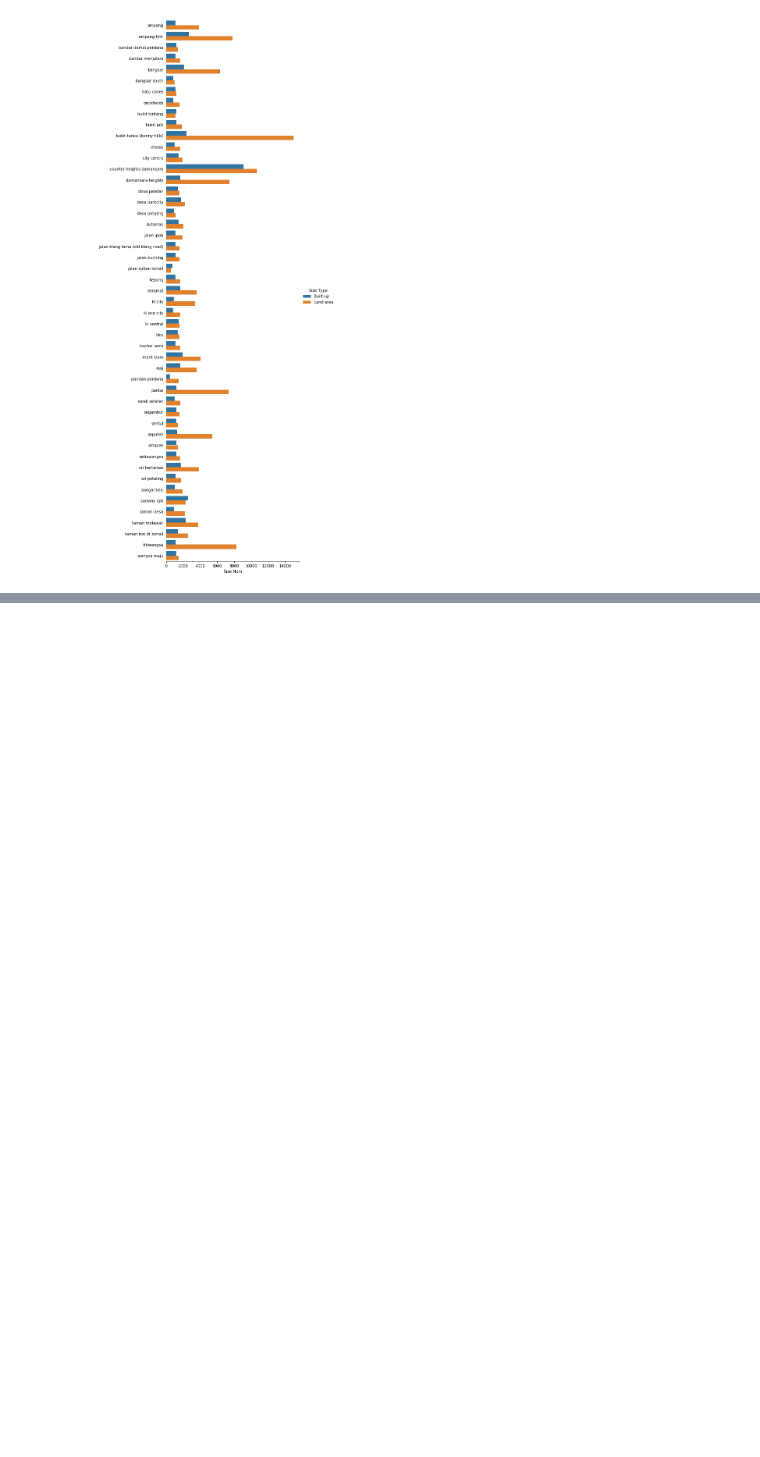
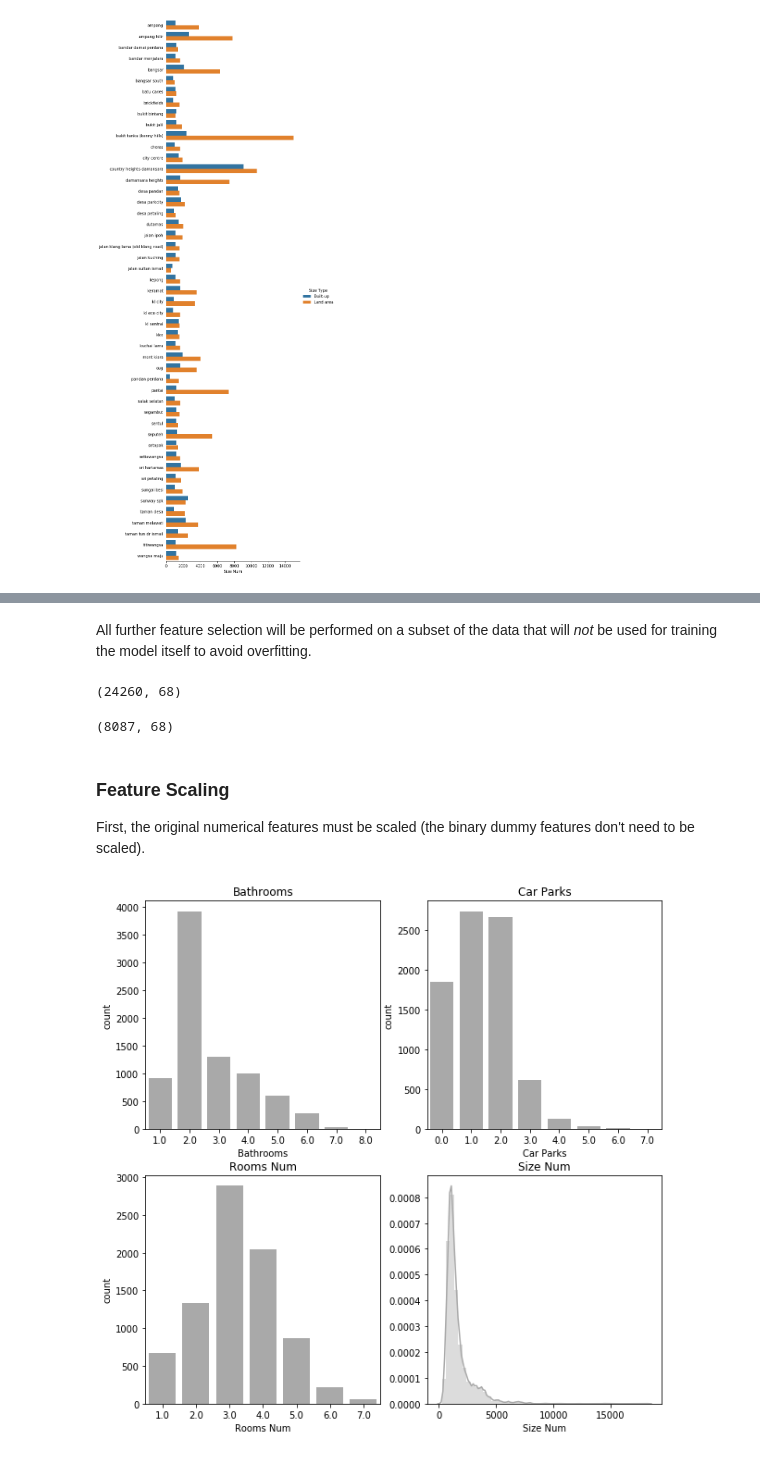
Before and after one commit to DragonDuck/webscraping_iproperty, a Jupyter notebook: PropertyAnalysis.ipynb, the cells around one changed output, grey strips where cells are left out. Saved outputs shown, nothing was run; the diff lists cells and outputs as text; code cells hidden in the pictures; blank space fills up the shorter version.

```diff
--- a/PropertyAnalysis.ipynb
+++ b/PropertyAnalysis.ipynb
@@ -679,0 +713,21 @@ fig.set_ylabels("");
+# %%
+# Remove entries with "land area" in the "Size Type" column
+Xy = properties.loc[properties["Size Type"] == "Built-up"]
+
+# Keep only the relevant features
+Xy = Xy.loc[:, [
+    "Location", "Bathrooms", "Car Parks", "Furnishing",
+    "Rooms Num", "Property Type Supergroup", "Size Num",
+    "Price", "Price per Area", "Price per Room"]]
+
+# Fill missing Car Parks feature values
+Xy.loc[:, "Car Parks"] = Xy["Car Parks"].fillna(0)
+
+# Remove entries with missing values
+Xy = Xy.loc[Xy.isna().sum(axis=1) == 0]
+
+# Specifically remove entries with "Unknown" furnishing status
+Xy = Xy.loc[Xy["Furnishing"] != "Unknown"]
+
+# Convert to dummy features
+Xy = pd.get_dummies(Xy)
@@ -679,0 +793,2 @@ fig.set_ylabels("");
+# %%
+Xy = Xy.loc[Xy["Size Num"].between(250, 20000)]
@@ -679,0 +797,36 @@ fig.set_ylabels("");
+# %%
+selectors = []
+for feature in ["Bathrooms", "Car Parks", "Rooms Num"]:
+    selectors.append(Xy[feature].between(
+        Xy[feature].quantile(0.001),
+        Xy[feature].quantile(0.999)))
+
+Xy = Xy.loc[(~pd.DataFrame(selectors).T).sum(axis=1) == 0]
+# %% [markdown]
+All further feature selection will be performed on a subset of the data that will _not_ be used for training the model itself to avoid overfitting.
+# %%
+Xy, Xy_feature_selection = sklearn.model_selection.train_test_split(
+    Xy, test_size=0.25, random_state=101)
+# %%
+Xy.shape
+# %% [output]
+(24260, 68)
+# %%
+Xy_feature_selection.shape
+# %% [output]
+(8087, 68)
+# %% [markdown]
+### Feature Scaling
+First, the original numerical features must be scaled (the binary dummy features don't need to be scaled).
+# %%
+fig, ax = plt.subplots(2, 2, figsize=(10, 10));
+sns.countplot(data=Xy_feature_selection, x="Bathrooms", ax=ax[0, 0], color="darkgrey");
+ax[0, 0].set_title("Bathrooms");
+sns.countplot(data=Xy_feature_selection, x="Car Parks", ax=ax[0, 1], color="darkgrey");
+ax[0, 1].set_title("Car Parks");
+sns.countplot(data=Xy_feature_selection, x="Rooms Num", ax=ax[1, 0], color="darkgrey");
+ax[1, 0].set_title("Rooms Num");
+sns.distplot(a=Xy_feature_selection["Size Num"], bins=50, ax=ax[1, 1], color="darkgrey");
+ax[1, 1].set_title("Size Num");
+# %% [output]
+[figure, added]
```
Also changed, not shown: parts of 43 cells of this notebook.
